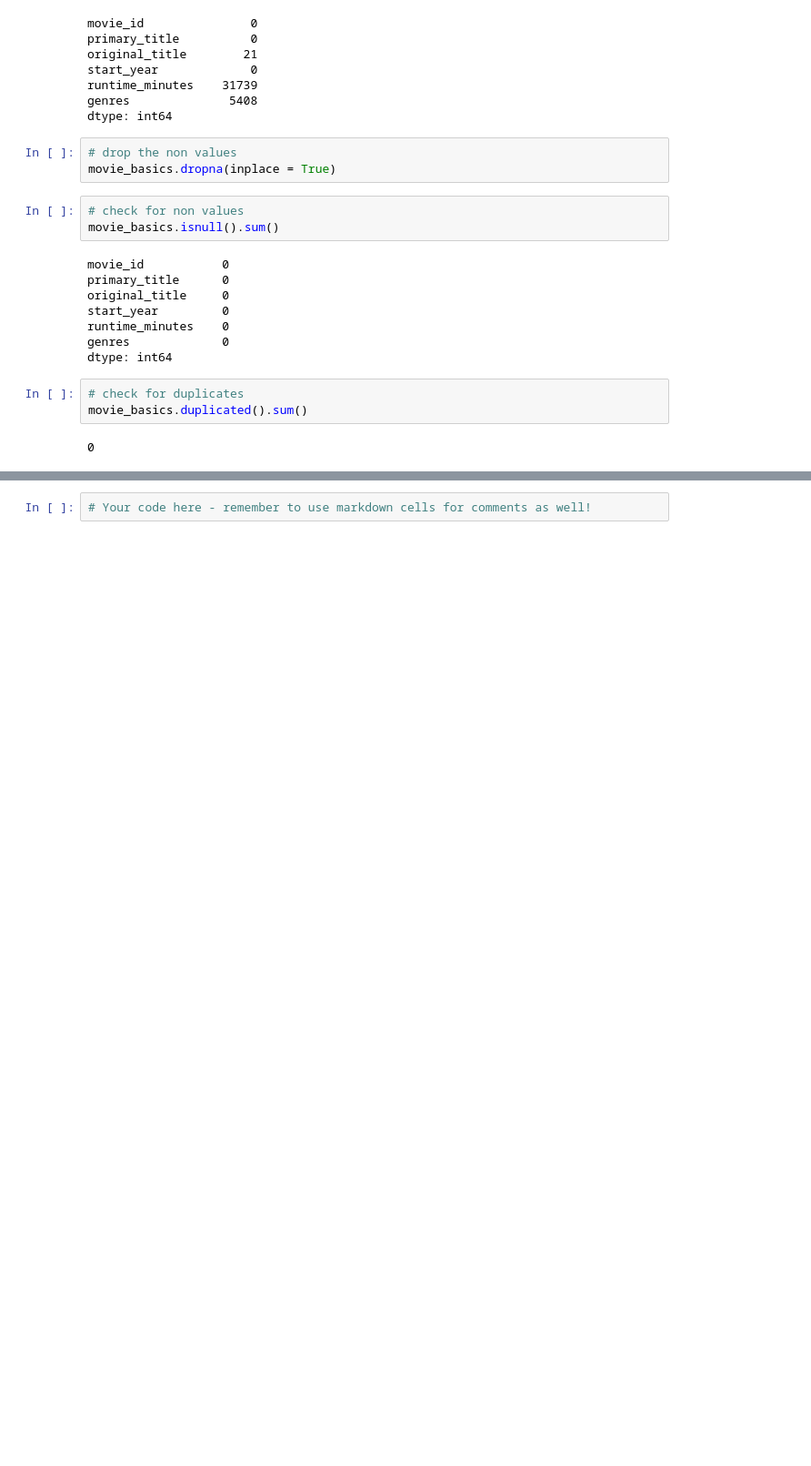
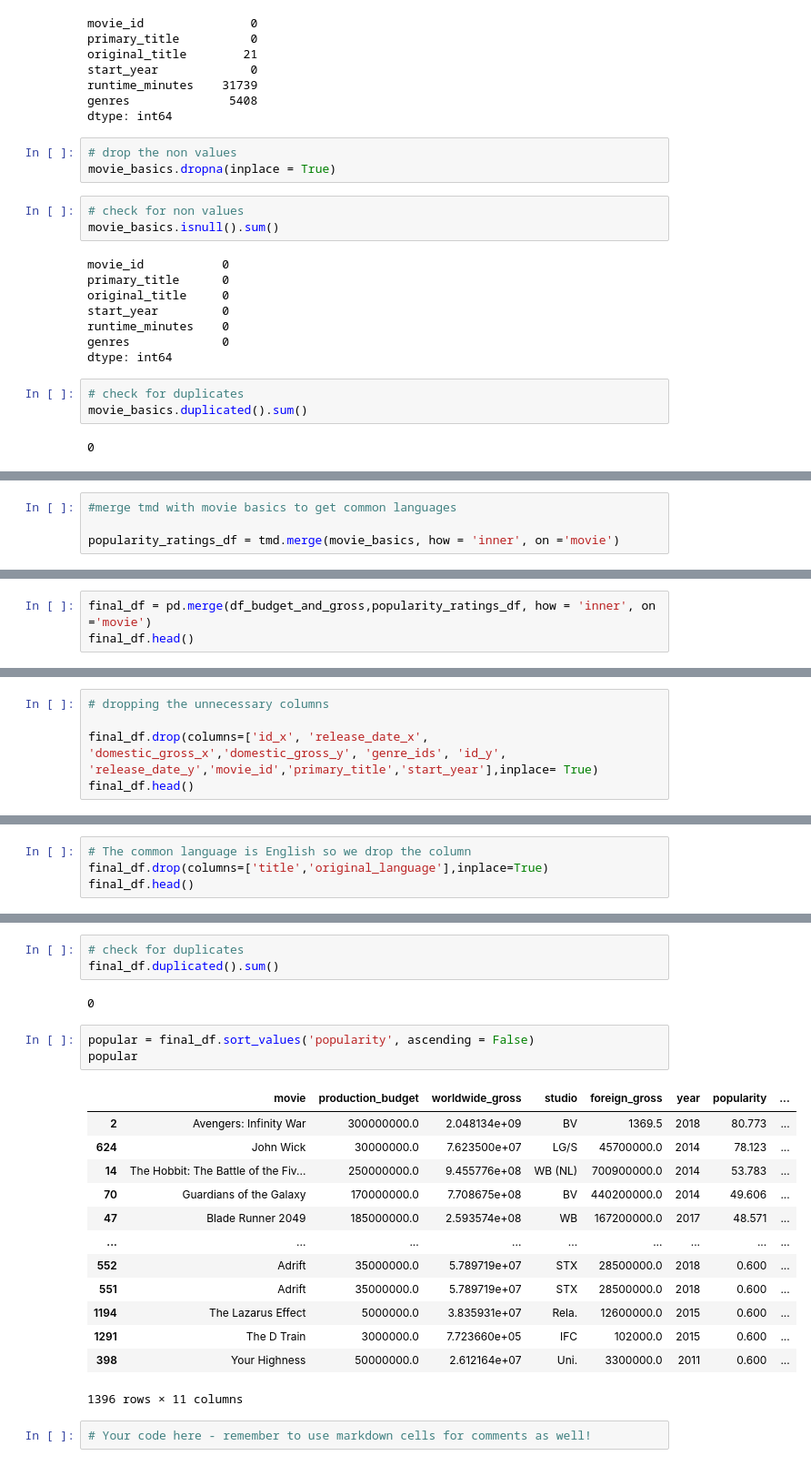
Before and after one commit to Kiptoo1960/dsc-phase-1-project-v2-4, a Jupyter notebook: student.ipynb, the cells around one changed output, grey strips where cells are left out. Shown: that part at 91% size. Cells and saved outputs as stored; diff of their text form; blank space fills up the shorter version.

```diff
--- a/student.ipynb
+++ b/student.ipynb
@@ -812,0 +832,4 @@ movie_basics.duplicated().sum()
+# %%
+#merge tmd with movie basics to get common languages
+
+popularity_ratings_df = tmd.merge(movie_basics, how = 'inner', on ='movie')
@@ -812,0 +840,3 @@ movie_basics.duplicated().sum()
+# %%
+final_df = pd.merge(df_budget_and_gross,popularity_ratings_df, how = 'inner', on ='movie')
+final_df.head()
@@ -812,0 +878,5 @@ movie_basics.duplicated().sum()
+# %%
+# dropping the unnecessary columns
+
+final_df.drop(columns=['id_x', 'release_date_x', 'domestic_gross_x','domestic_gross_y', 'genre_ids', 'id_y', 'release_date_y','movie_id','primary_title','start_year'],inplace= True)
+final_df.head()
@@ -812,0 +899,4 @@ movie_basics.duplicated().sum()
+# %%
+# The common language is English so we drop the column
+final_df.drop(columns=['title','original_language'],inplace=True)
+final_df.head()
@@ -813,2 +927,24 @@ movie_basics.duplicated().sum()
+# %%
+# check for duplicates
+final_df.duplicated().sum()
+# %% [output]
+0
+# %%
+popular = final_df.sort_values('popularity', ascending = False)
+popular
+# %% [output]
+|  | movie | production_budget | worldwide_gross | studio | foreign_gross | year | popularity | ... |
+| 2 | Avengers: Infinity War | 300000000.0 | 2.048134e+09 | BV | 1369.5 | 2018 | 80.773 | ... |
+| 624 | John Wick | 30000000.0 | 7.623500e+07 | LG/S | 45700000.0 | 2014 | 78.123 | ... |
+| 14 | The Hobbit: The Battle of the Fiv... | 250000000.0 | 9.455776e+08 | WB (NL) | 700900000.0 | 2014 | 53.783 | ... |
+| 70 | Guardians of the Galaxy | 170000000.0 | 7.708675e+08 | BV | 440200000.0 | 2014 | 49.606 | ... |
+| 47 | Blade Runner 2049 | 185000000.0 | 2.593574e+08 | WB | 167200000.0 | 2017 | 48.571 | ... |
+| ... | ... | ... | ... | ... | ... | ... | ... | ... |
+| 552 | Adrift | 35000000.0 | 5.789719e+07 | STX | 28500000.0 | 2018 | 0.600 | ... |
+| 551 | Adrift | 35000000.0 | 5.789719e+07 | STX | 28500000.0 | 2018 | 0.600 | ... |
+| 1194 | The Lazarus Effect | 5000000.0 | 3.835931e+07 | Rela. | 12600000.0 | 2015 | 0.600 | ... |
+| 1291 | The D Train | 3000000.0 | 7.723660e+05 | IFC | 102000.0 | 2015 | 0.600 | ... |
+| 398 | Your Highness | 50000000.0 | 2.612164e+07 | Uni. | 3300000.0 | 2011 | 0.600 | ... |
+1396 rows × 11 columns
 # %%
 # Your code here - remember to use markdown cells for comments as well!
```
Also changed, not shown: parts of 14 cells of this notebook.
